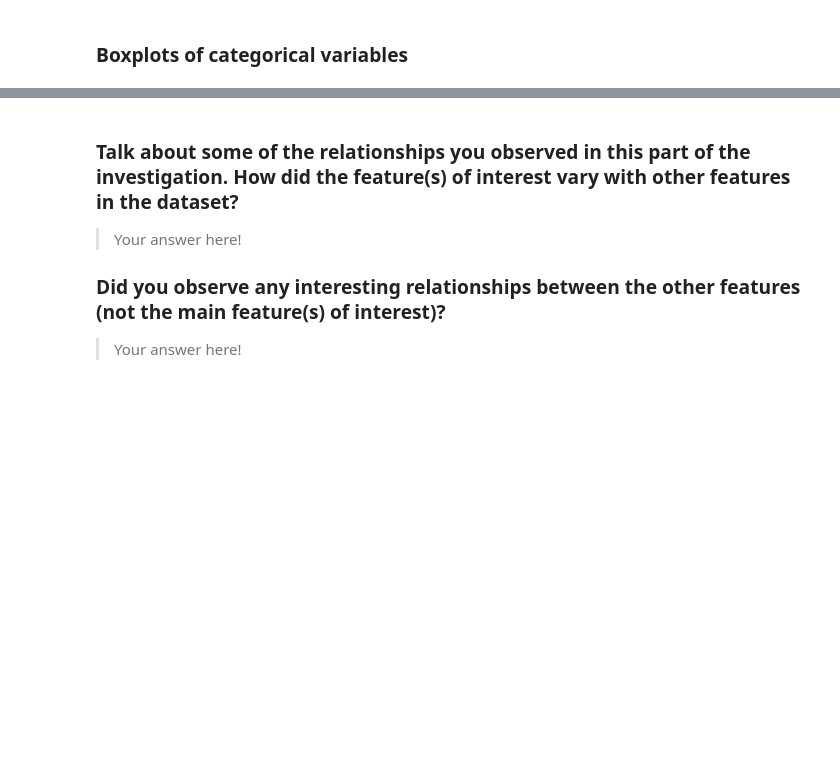
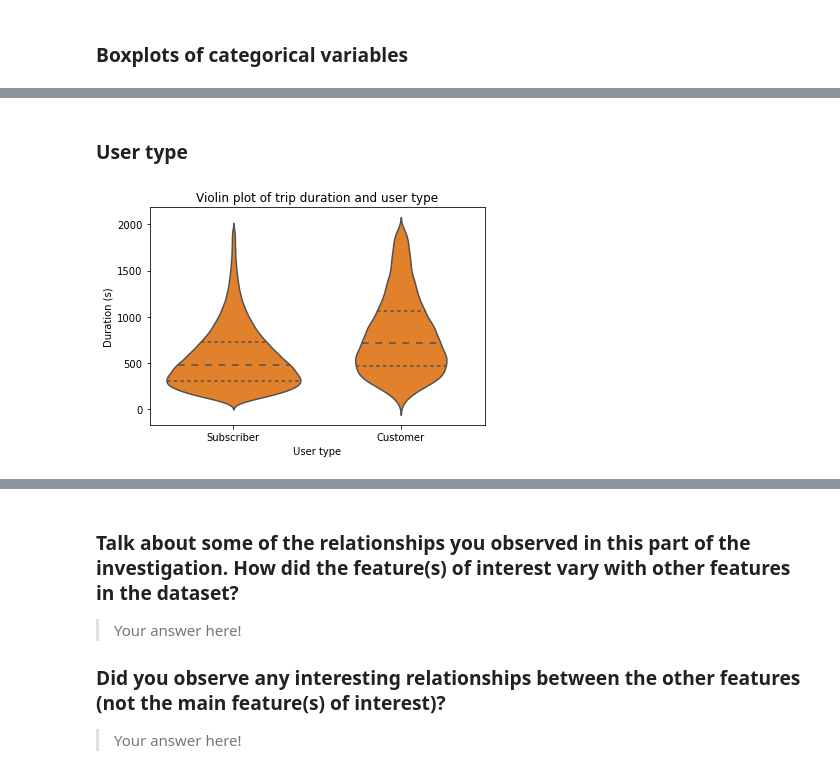
Before and after one commit to LukeConfait/udacity_data_analysis_projects, a Jupyter notebook: project_3/Part_I_exploration_template.ipynb, the cells around one changed output, grey strips where cells are left out. Drawn from its saved outputs; the diff is of its cells as text; code cells hidden in the pictures; blank space fills up the shorter version.

```diff
--- a/project_3/Part_I_exploration_template.ipynb
+++ b/project_3/Part_I_exploration_template.ipynb
@@ -541,0 +553,9 @@ sb.violinplot(data=bike_data_analysis,x='user_type',y='duration_sec')
+# %% [markdown]
+### User type
+# %%
+sb.violinplot(data=bike_data_analysis,x='user_type',y='duration_sec',inner='quartile',color=base_color)
+plt.title('Violin plot of trip duration and user type')
+plt.ylabel('Duration (s)')
+plt.xlabel('User type');
+# %% [output]
+[figure, added]
```
Also changed, not shown: parts of 39 cells of this notebook.
